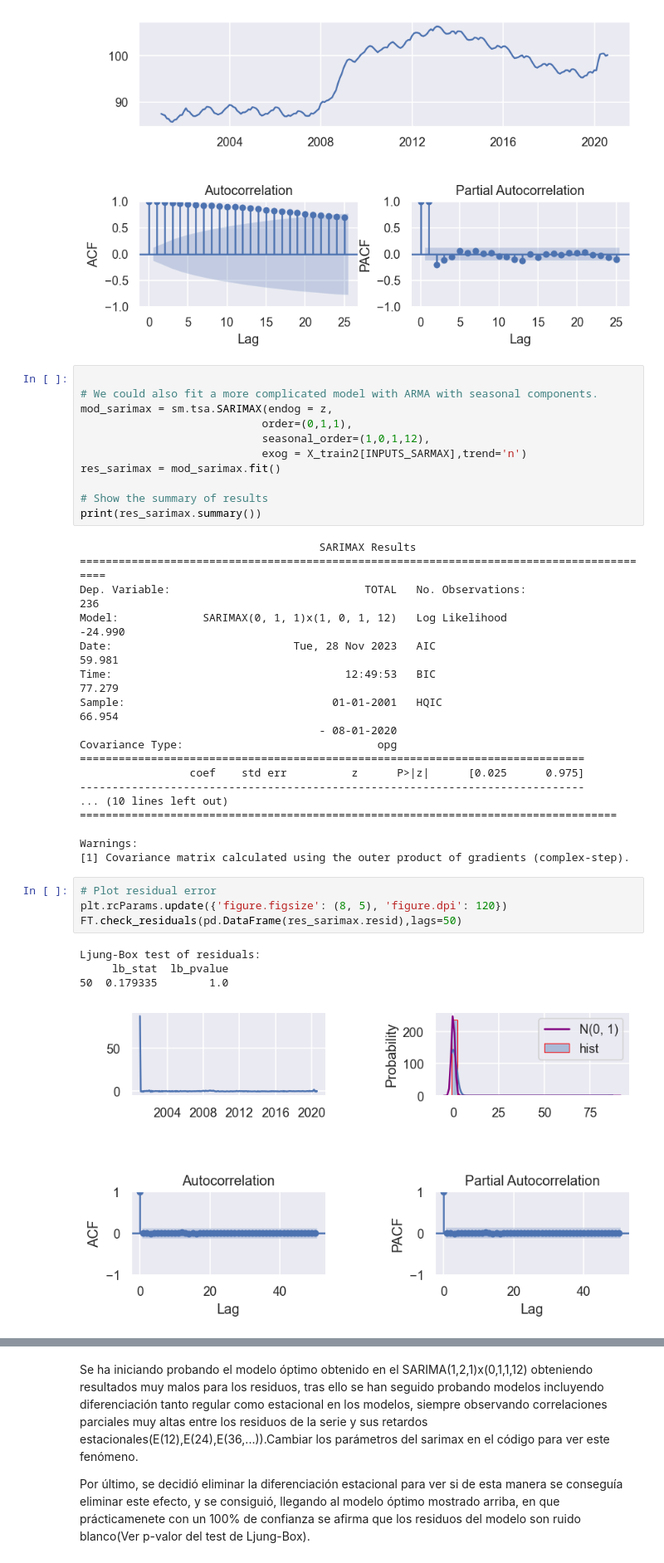
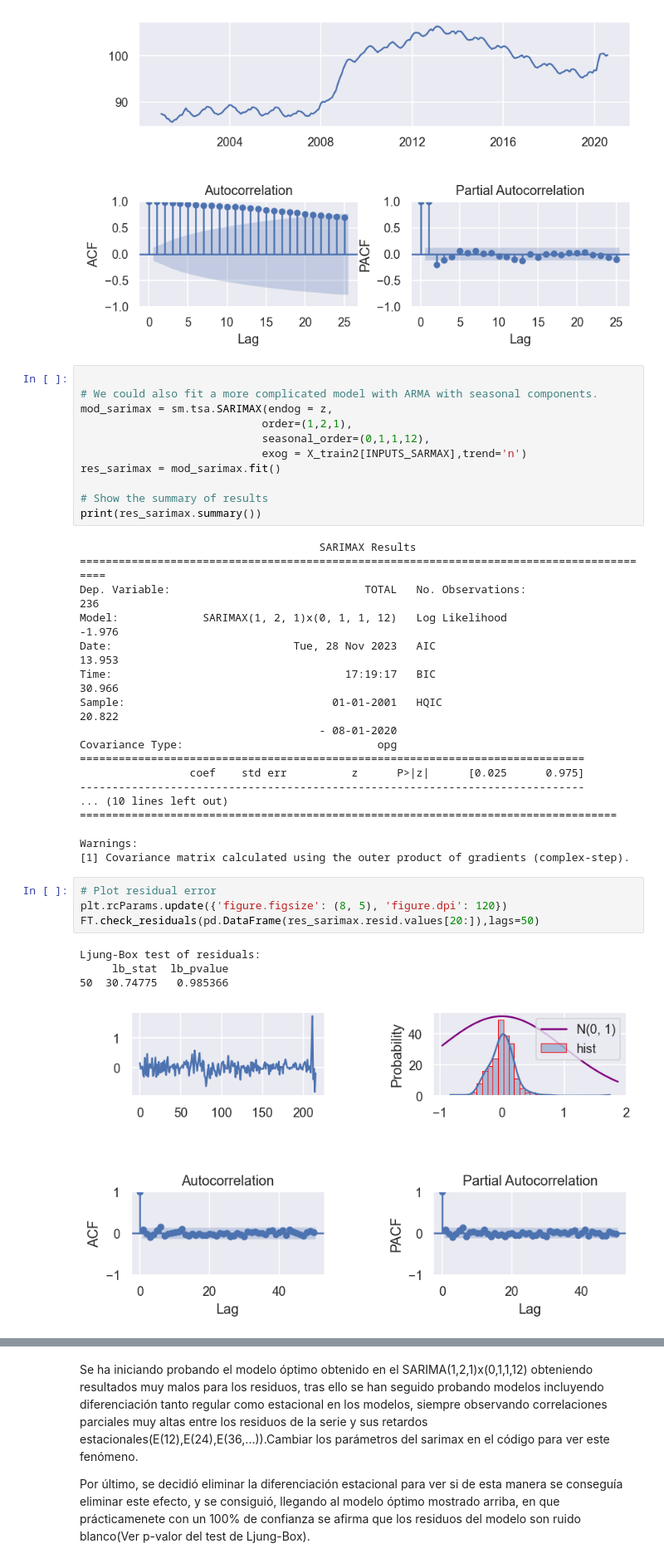
Before and after one commit to juanls1/Assignment2_ML, a Jupyter notebook: ML_Assignment2.ipynb, the cells around one changed output, grey strips where cells are left out. Shown at 83% size. Drawn from its saved outputs; the diff is of its cells as text.

```diff
--- a/ML_Assignment2.ipynb
+++ b/ML_Assignment2.ipynb
@@ -672,8 +669,8 @@ FT.ts_display(z)
 
 # We could also fit a more complicated model with ARMA with seasonal components.
 mod_sarimax = sm.tsa.SARIMAX(endog = z,
-                            order=(0,1,1),
-                            seasonal_order=(1,0,1,12),
+                            order=(1,2,1),
+                            seasonal_order=(0,1,1,12),
                             exog = X_train2[INPUTS_SARMAX],trend='n')
 res_sarimax = mod_sarimax.fit()
 
@@ -683,10 +680,10 @@ print(res_sarimax.summary())
                                      SARIMAX Results
 ==========================================================================================
 Dep. Variable:                              TOTAL   No. Observations:                  236
-Model:             SARIMAX(0, 1, 1)x(1, 0, 1, 12)   Log Likelihood                 -24.990
-Date:                            Tue, 28 Nov 2023   AIC                             59.981
-Time:                                    12:49:53   BIC                             77.279
-Sample:                                01-01-2001   HQIC                            66.954
+Model:             SARIMAX(1, 2, 1)x(0, 1, 1, 12)   Log Likelihood                  -1.976
+Date:                            Tue, 28 Nov 2023   AIC                             13.953
+Time:                                    17:19:17   BIC                             30.966
+Sample:                                01-01-2001   HQIC                            20.822
                                      - 08-01-2020
 Covariance Type:                              opg
 ==============================================================================
@@ -700,11 +697,11 @@ Warnings:
 # %%
 # Plot residual error
 plt.rcParams.update({'figure.figsize': (8, 5), 'figure.dpi': 120})
-FT.check_residuals(pd.DataFrame(res_sarimax.resid),lags=50)
+FT.check_residuals(pd.DataFrame(res_sarimax.resid.values[20:]),lags=50)
 # %% [output]
 Ljung-Box test of residuals:
      lb_stat  lb_pvalue
-50  0.179335        1.0
+50  30.74775   0.985366
-[figure, old version]
+[figure, new version]
 # %%
 plt.figure()
```
Also changed, not shown: parts of 7 cells of this notebook.
